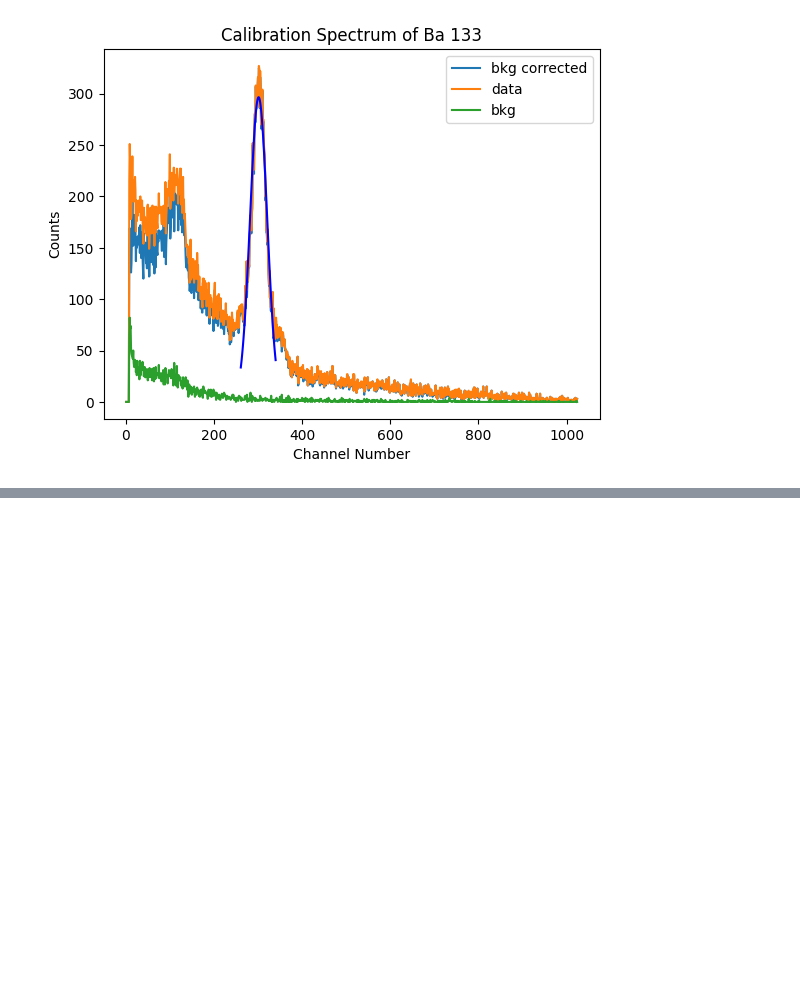
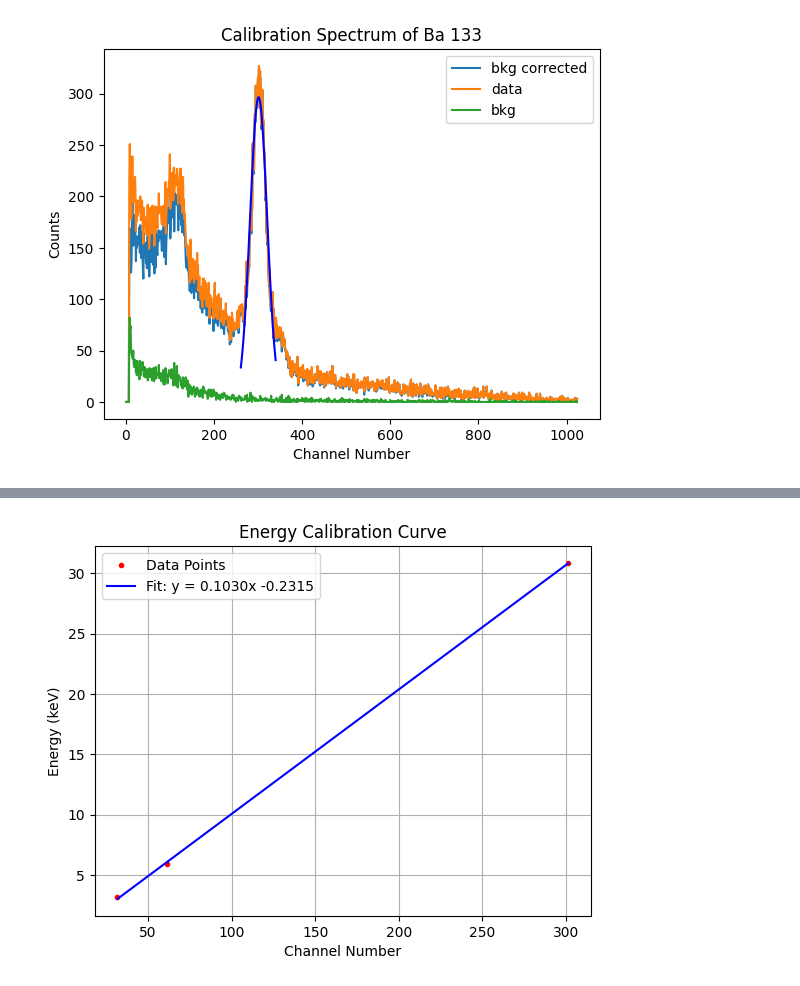
Before and after one commit to Shounak2512/Proportional-counter, a Jupyter notebook: Energy_calibration.ipynb, the cells around one changed output, grey strips where cells are left out. Cells and saved outputs as stored; diff of their text form; code cells hidden in the pictures; blank space fills up the shorter version.

```diff
--- a/Energy_calibration.ipynb
+++ b/Energy_calibration.ipynb
@@ -152,3 +160,28 @@ plt.plot(all_centroid_list)
+# %%
+all_centroid_list = [x for sublist in [fe_centroid_list] for x in sublist]
+all_centroid_list.append(ba_centroid_list[-1])
+
+energy_list = [3.2, 5.9, 30.85]
+
+
+fit = np.polyfit(all_centroid_list, energy_list, 1)
+lin_fit = np.poly1d(fit)
+
+
+x_fit = np.linspace(min(all_centroid_list), max(all_centroid_list), 100)
+y_fit = lin_fit(x_fit)
+
+
+plt.plot(all_centroid_list, energy_list, "r.", label="Data Points")
+plt.plot(x_fit, y_fit, "b-", label=f"Fit: y = {fit[0]:.4f}x {fit[1]:.4f}")
+plt.title("Energy Calibration Curve")
+plt.xlabel("Channel Number")
+plt.ylabel("Energy (keV)")
+plt.legend()
+plt.grid(True)
+plt.show()
+# %% [output]
+[figure, added]
 # %%
 all_centroid_list = [fe_centroid_list]
 all_centroid_list = [x for sublist in all_centroid_list for x in sublist]
```
Also changed, not shown: parts of 3 cells of this notebook, 4 other files.
